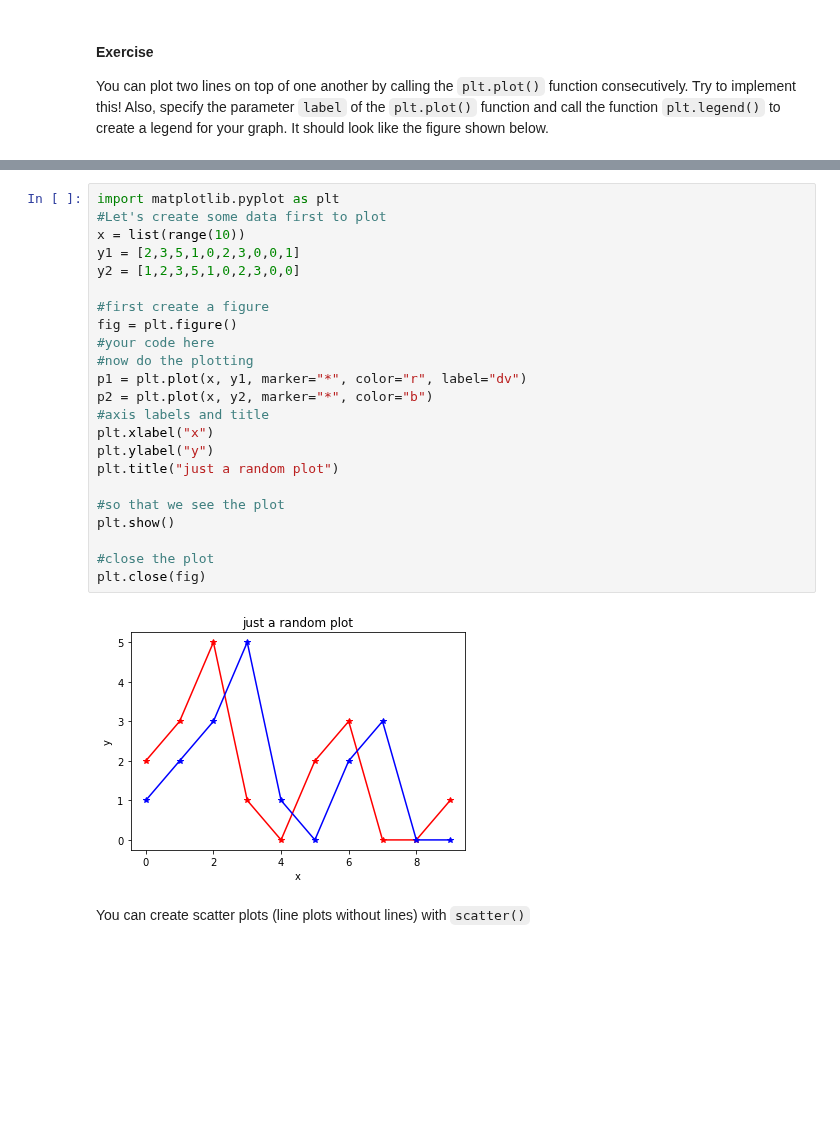
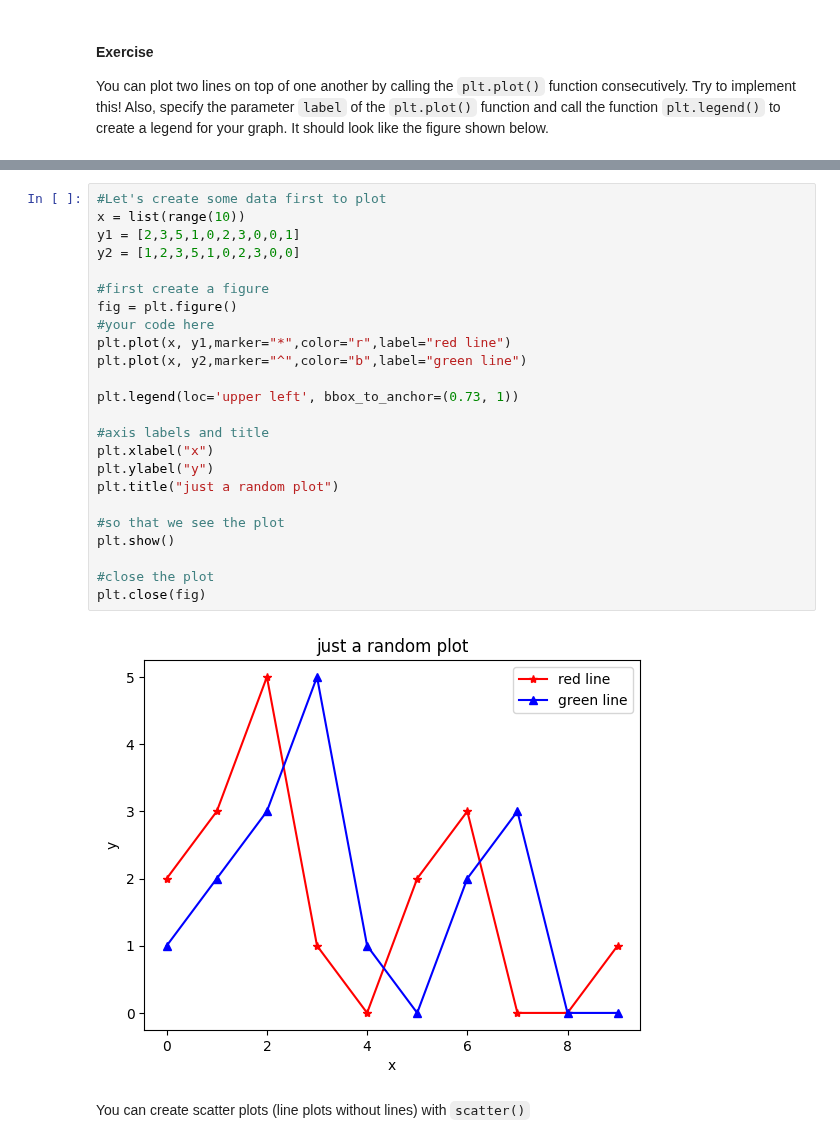
Before and after one commit to SYCAMORE-Lab/ME-390-2022, a Jupyter notebook: Exercises/01-python/intro_to_python.ipynb, the cells around one changed output, grey strips where cells are left out. Saved outputs shown, nothing was run; the diff lists cells and outputs as text; blank space fills up the shorter version.

```diff
--- a/Exercises/01-python/intro_to_python.ipynb
+++ b/Exercises/01-python/intro_to_python.ipynb
@@ -1026,30 +1030,31 @@ You can plot two lines on top of one another by calling the `plt.plot()` functio
 # %% [markdown]
 ![result](images/two_lines_plot.png)
 # %%
-import matplotlib.pyplot as plt
 #Let's create some data first to plot
 x = list(range(10))
 y1 = [2,3,5,1,0,2,3,0,0,1]
 y2 = [1,2,3,5,1,0,2,3,0,0]
 
 #first create a figure
 fig = plt.figure()
 #your code here
-#now do the plotting
-p1 = plt.plot(x, y1, marker="*", color="r", label="dv")
-p2 = plt.plot(x, y2, marker="*", color="b")
+plt.plot(x, y1,marker="*",color="r",label="red line")
+plt.plot(x, y2,marker="^",color="b",label="green line")
+
+plt.legend(loc='upper left', bbox_to_anchor=(0.73, 1))
+
 #axis labels and title
 plt.xlabel("x")
 plt.ylabel("y")
 plt.title("just a random plot")
 
 #so that we see the plot
 plt.show()
 
 #close the plot
 plt.close(fig)
 # %% [output]
-[figure, old version]
+[figure, new version]
 # %% [markdown]
 You can create scatter plots (line plots without lines) with `scatter()`
 # %%
```
Also changed, not shown: parts of 5 cells of this notebook.
